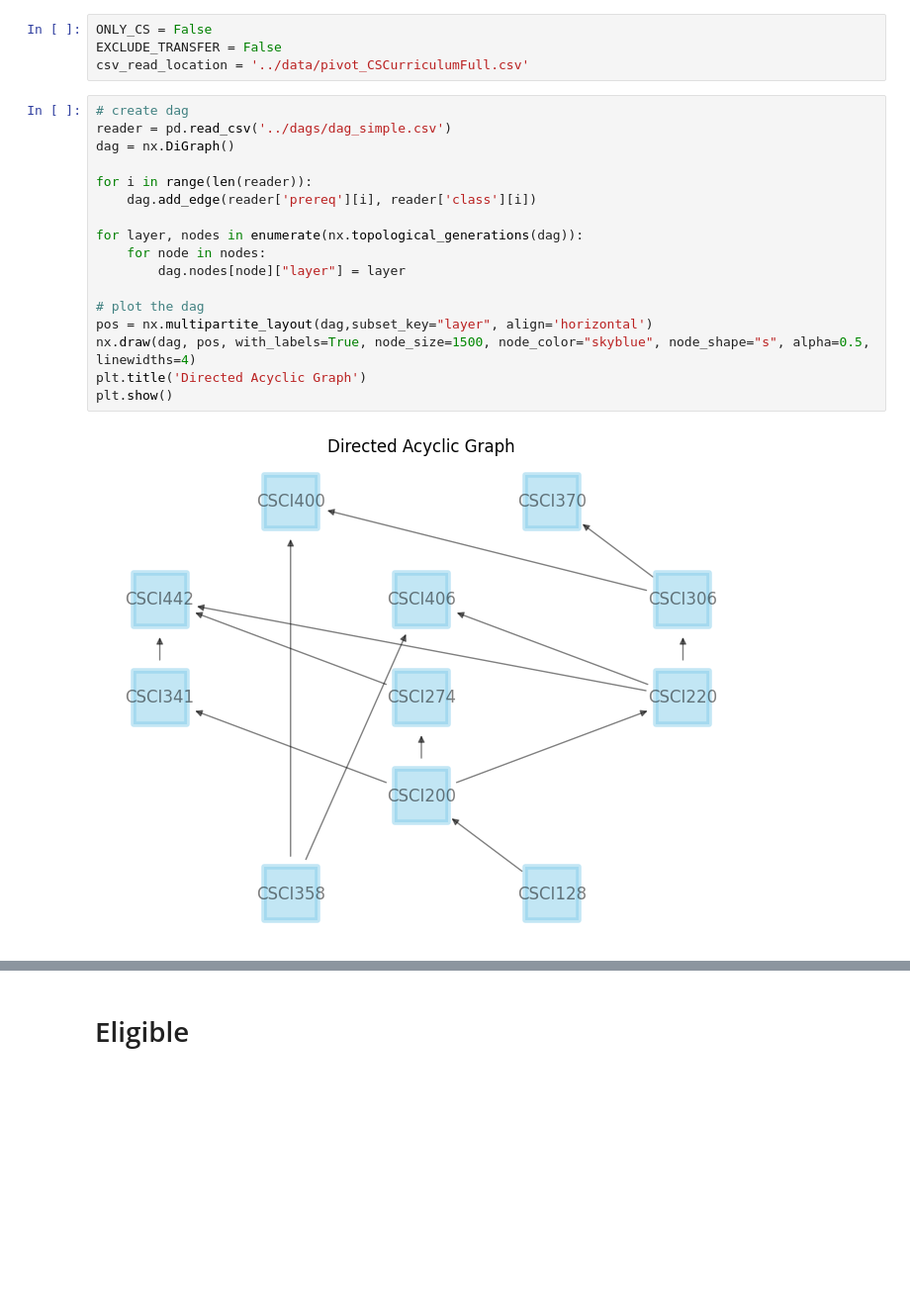
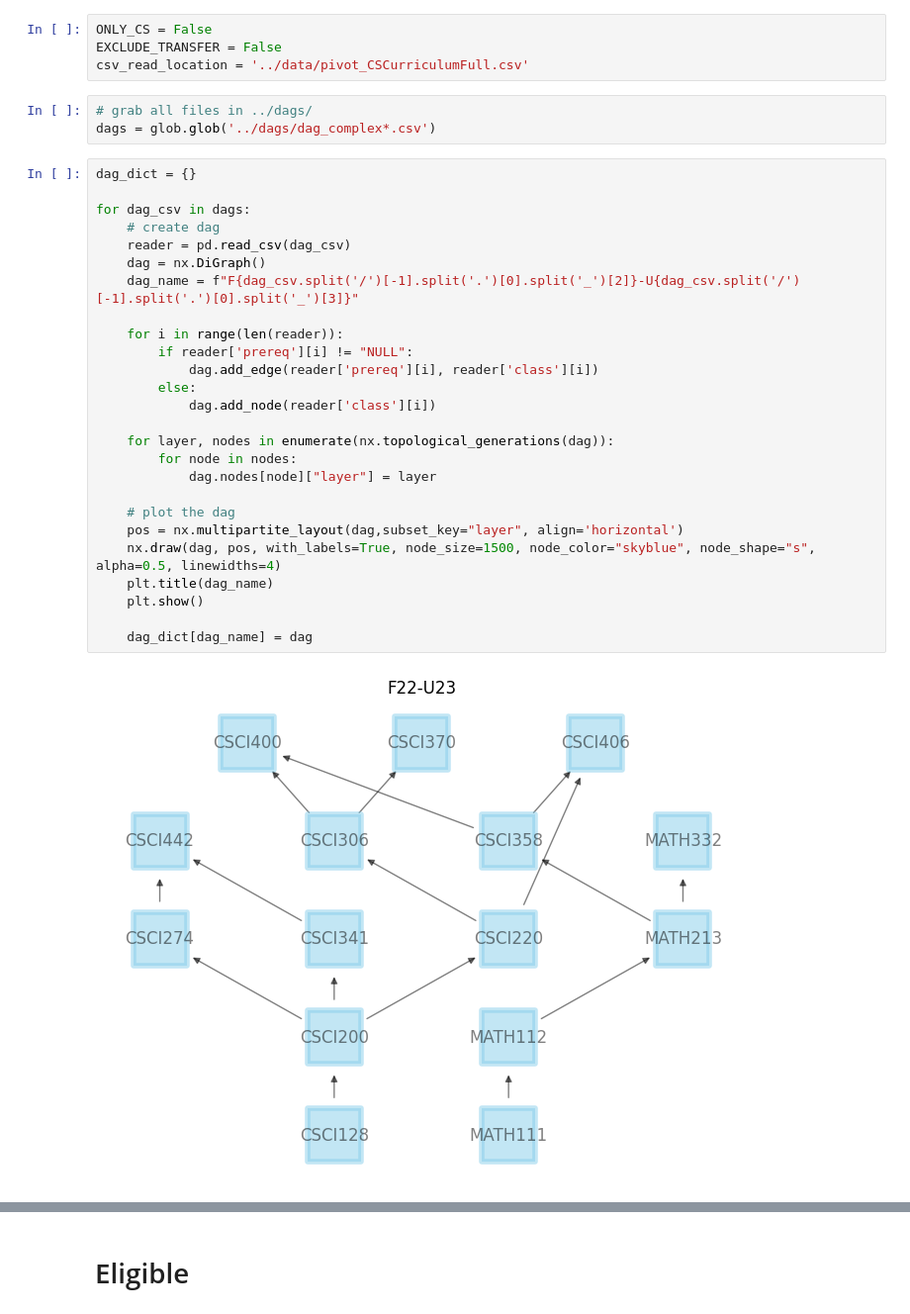
Before and after one commit to ifrycolorado/Enrollment_Project, a Jupyter notebook: src/dag.ipynb, the cells around one changed output, grey strips where cells are left out. Shown at 99% size. Cells and saved outputs as stored; diff of their text form; blank space fills up the shorter version.

```diff
--- a/src/dag.ipynb
+++ b/src/dag.ipynb
@@ -15,22 +9,34 @@ please provide us feedback at https://github.com/pandas-dev/pandas/issues/54466
 ONLY_CS = False
 EXCLUDE_TRANSFER = False
 csv_read_location = '../data/pivot_CSCurriculumFull.csv'
+# %%
+# grab all files in ../dags/
+dags = glob.glob('../dags/dag_complex*.csv')
 # %%
-# create dag
-reader = pd.read_csv('../dags/dag_simple.csv')
-dag = nx.DiGraph()
+dag_dict = {}
 
-for i in range(len(reader)):
-    dag.add_edge(reader['prereq'][i], reader['class'][i])
+for dag_csv in dags:
+    # create dag
+    reader = pd.read_csv(dag_csv)
+    dag = nx.DiGraph()
+    dag_name = f"F{dag_csv.split('/')[-1].split('.')[0].split('_')[2]}-U{dag_csv.split('/')[-1].split('.')[0].split('_')[3]}"
 
-for layer, nodes in enumerate(nx.topological_generations(dag)):
-    for node in nodes:
-        dag.nodes[node]["layer"] = layer
+    for i in range(len(reader)):
+        if reader['prereq'][i] != "NULL":
+            dag.add_edge(reader['prereq'][i], reader['class'][i])
+        else:
+            dag.add_node(reader['class'][i])
 
-# plot the dag
-pos = nx.multipartite_layout(dag,subset_key="layer", align='horizontal')
-nx.draw(dag, pos, with_labels=True, node_size=1500, node_color="skyblue", node_shape="s", alpha=0.5, linewidths=4)
-plt.title('Directed Acyclic Graph')
-plt.show()
+    for layer, nodes in enumerate(nx.topological_generations(dag)):
+        for node in nodes:
+            dag.nodes[node]["layer"] = layer
+
+    # plot the dag
+    pos = nx.multipartite_layout(dag,subset_key="layer", align='horizontal')
+    nx.draw(dag, pos, with_labels=True, node_size=1500, node_color="skyblue", node_shape="s", alpha=0.5, linewidths=4)
+    plt.title(dag_name)
+    plt.show()
+
+    dag_dict[dag_name] = dag
 # %% [output]
-[figure, old version]
+[figure, new version]
```
Also changed, not shown: parts of 10 cells of this notebook, 1 other file.
